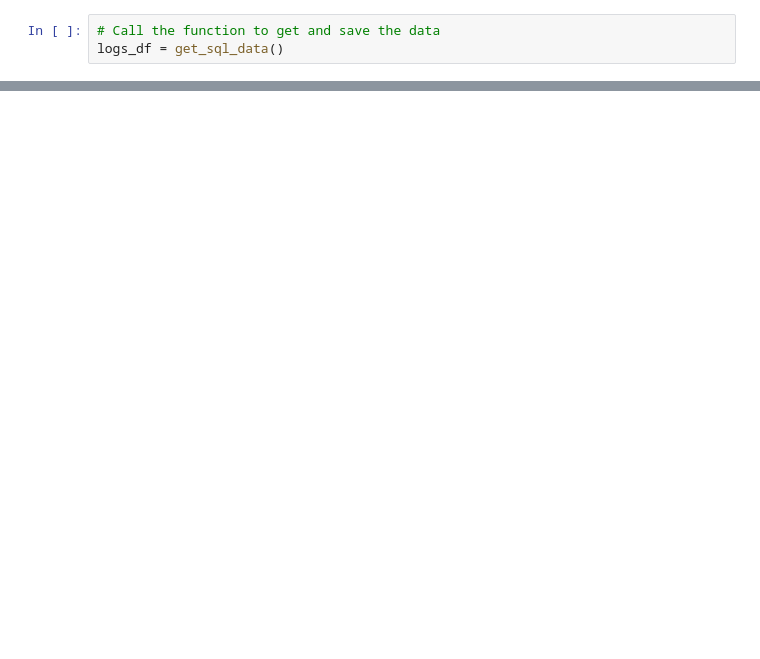
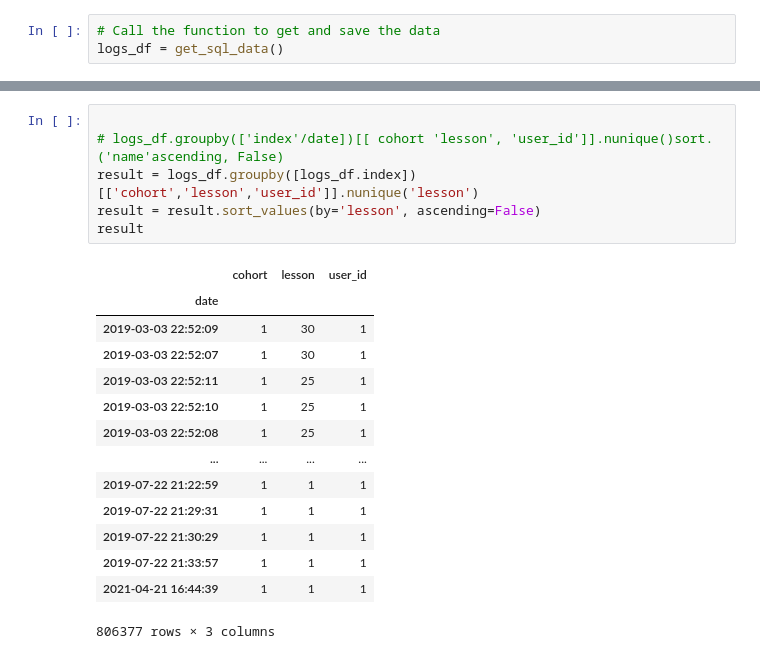
Before and after one commit to Curriculum-Assurance-Team/Curriculum_Engagement_and_Usage_Analysis, a Jupyter notebook: annie_explore.ipynb, the cells around one changed output, grey strips where cells are left out. Saved outputs shown, nothing was run; the diff lists cells and outputs as text; blank space fills up the shorter version.

```diff
--- a/annie_explore.ipynb
+++ b/annie_explore.ipynb
@@ -72,0 +198,21 @@ logs_df.head()
+# %%
+
+# logs_df.groupby(['index'/date])[[ cohort 'lesson', 'user_id']].nunique()sort.('name'ascending, False)
+result = logs_df.groupby([logs_df.index])[['cohort','lesson','user_id']].nunique('lesson')
+result = result.sort_values(by='lesson', ascending=False)
+result
+# %% [output]
+|  | cohort | lesson | user_id |
+| date |  |  |  |
+| 2019-03-03 22:52:09 | 1 | 30 | 1 |
+| 2019-03-03 22:52:07 | 1 | 30 | 1 |
+| 2019-03-03 22:52:11 | 1 | 25 | 1 |
+| 2019-03-03 22:52:10 | 1 | 25 | 1 |
+| 2019-03-03 22:52:08 | 1 | 25 | 1 |
+| ... | ... | ... | ... |
+| 2019-07-22 21:22:59 | 1 | 1 | 1 |
+| 2019-07-22 21:29:31 | 1 | 1 | 1 |
+| 2019-07-22 21:30:29 | 1 | 1 | 1 |
+| 2019-07-22 21:33:57 | 1 | 1 | 1 |
+| 2021-04-21 16:44:39 | 1 | 1 | 1 |
+806377 rows × 3 columns
```
Also changed, not shown: parts of 23 cells of this notebook.
